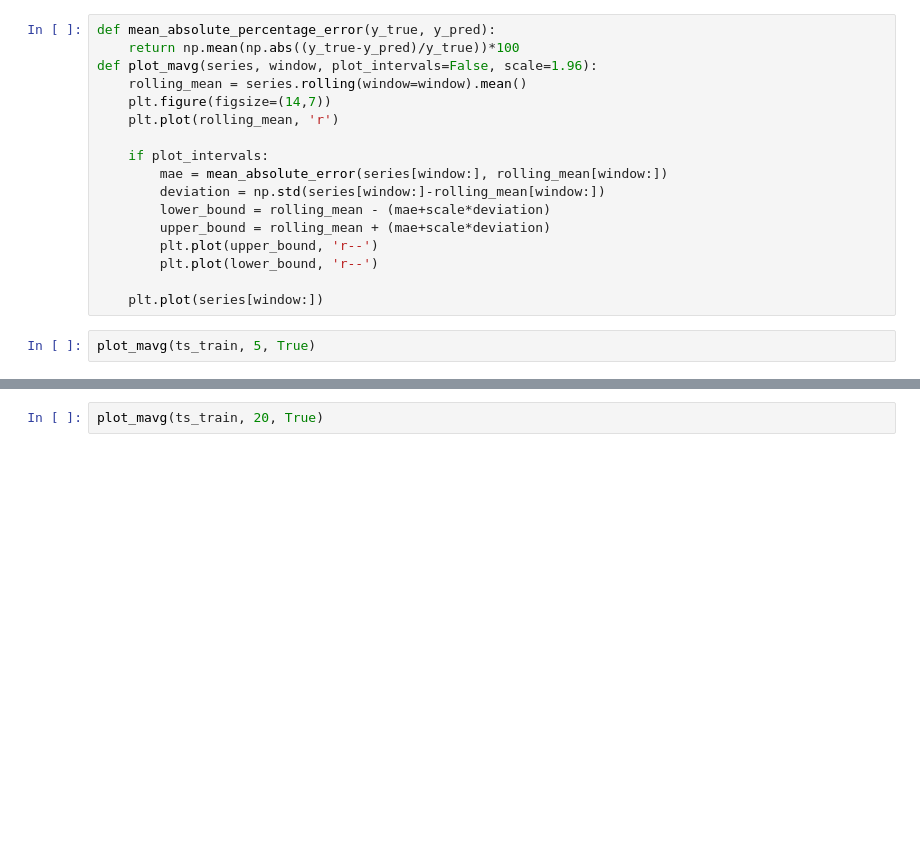
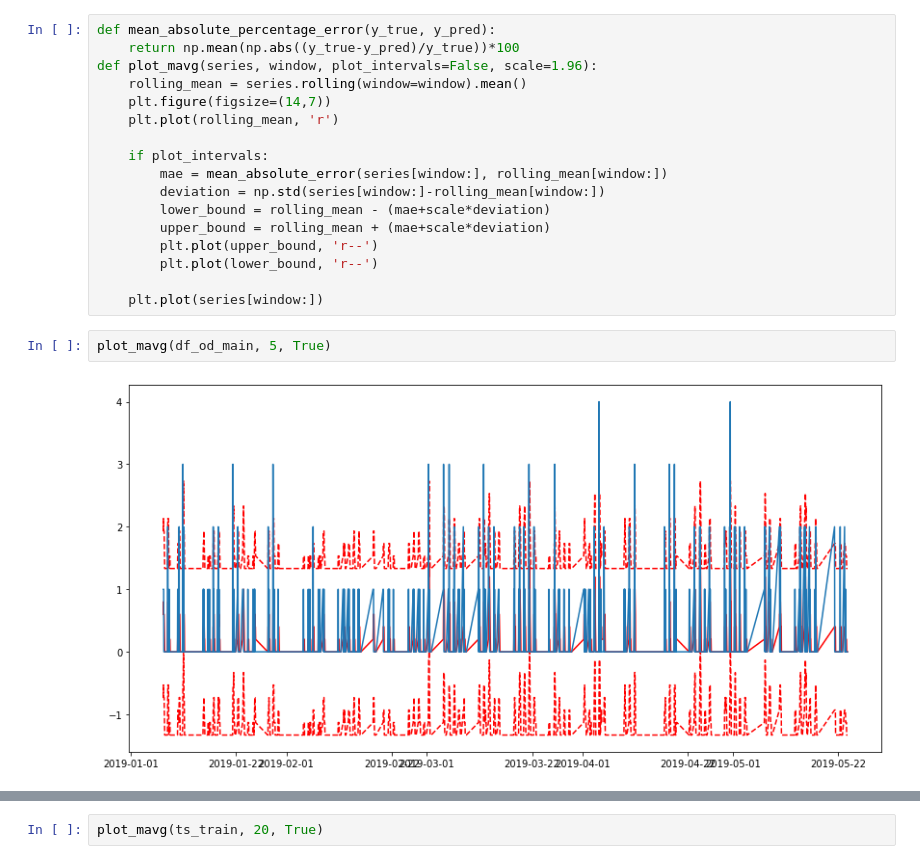
Before and after one commit to winnpm/ha-mo_data_visualization, a Jupyter notebook: Models.ipynb, the cells around one changed output, grey strips where cells are left out. Drawn from its saved outputs; the diff is of its cells as text; blank space fills up the shorter version.

```diff
--- a/Models.ipynb
+++ b/Models.ipynb
@@ -833,6 +842,8 @@ def plot_mavg(series, window, plot_intervals=False, scale=1.96):
 
     plt.plot(series[window:])
 # %%
-plot_mavg(ts_train, 5, True)
+plot_mavg(df_od_main, 5, True)
+# %% [output]
+[figure, added]
 # %%
 plot_mavg(ts_train, 10, True)
```
Also changed, not shown: parts of 39 cells of this notebook.
